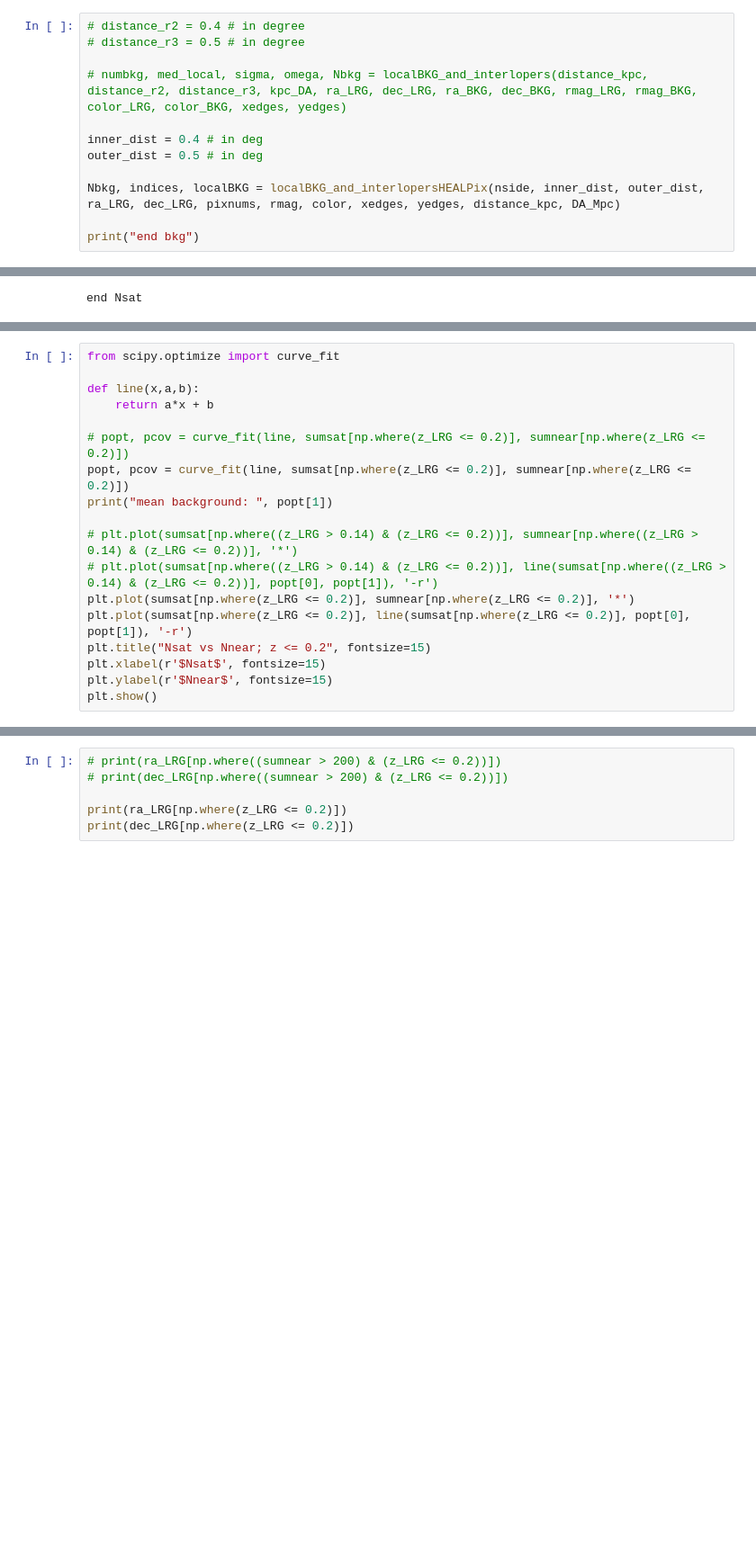
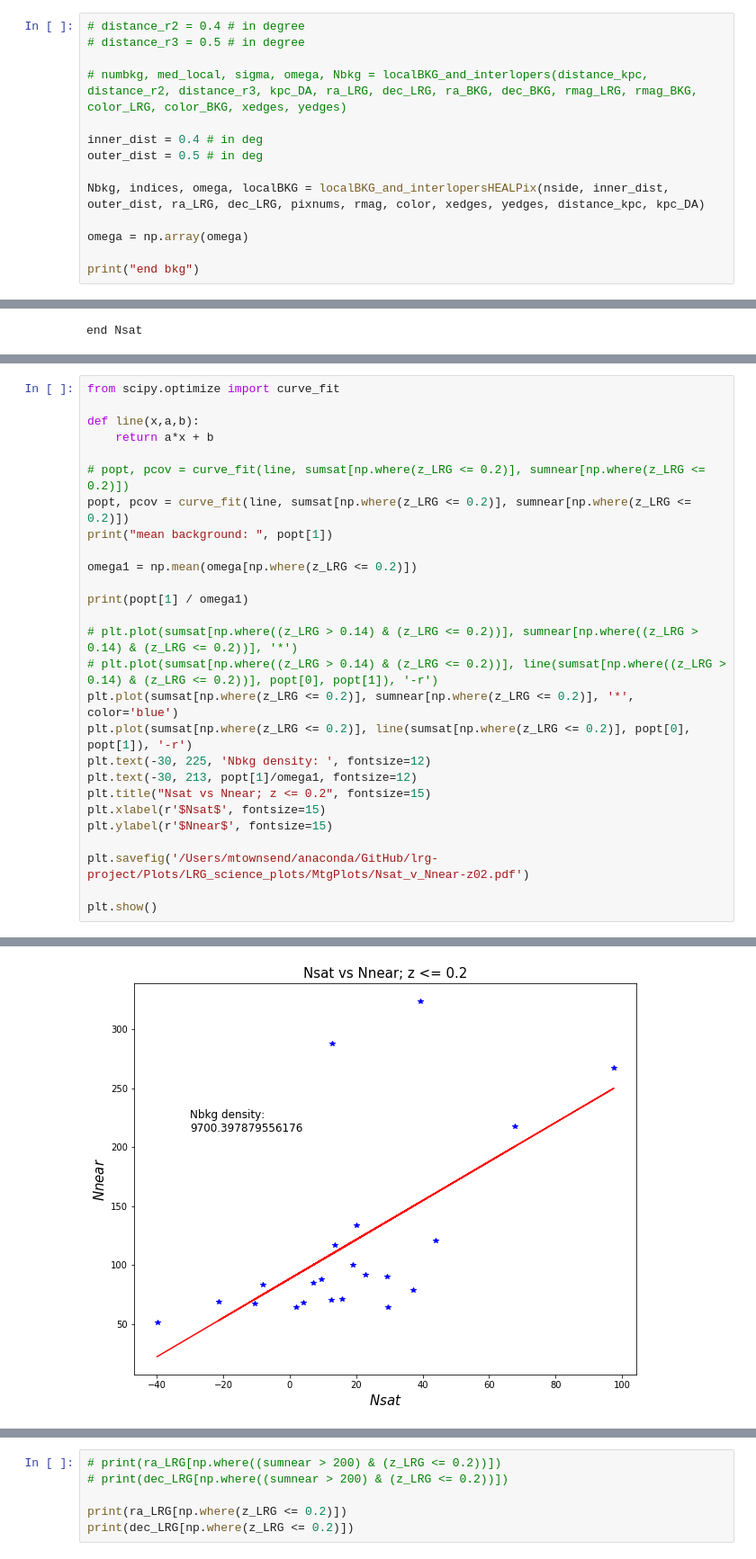
Before and after one commit to metownsend/lrg-project, a Jupyter notebook: statSub_forReal.ipynb, the cells around one changed output, grey strips where cells are left out. Shown: that part at 90% size. Drawn from its saved outputs; the diff is of its cells as text; blank space fills up the shorter version.

```diff
--- a/statSub_forReal.ipynb
+++ b/statSub_forReal.ipynb
@@ -222,7 +222,9 @@ standard error is 0.5040168506105677
 inner_dist = 0.4 # in deg
 outer_dist = 0.5 # in deg
 
-Nbkg, indices, localBKG = localBKG_and_interlopersHEALPix(nside, inner_dist, outer_dist, ra_LRG, dec_LRG, pixnums, rmag, color, xedges, yedges, distance_kpc, DA_Mpc)
+Nbkg, indices, omega, localBKG = localBKG_and_interlopersHEALPix(nside, inner_dist, outer_dist, ra_LRG, dec_LRG, pixnums, rmag, color, xedges, yedges, distance_kpc, kpc_DA)
+
+omega = np.array(omega)
 
 print("end bkg")
 # %% [output]
@@ -383,11 +391,21 @@ def line(x,a,b):
 popt, pcov = curve_fit(line, sumsat[np.where(z_LRG <= 0.2)], sumnear[np.where(z_LRG <= 0.2)])
 print("mean background: ", popt[1])
 
+omega1 = np.mean(omega[np.where(z_LRG <= 0.2)])
+
+print(popt[1] / omega1)
+
 # plt.plot(sumsat[np.where((z_LRG > 0.14) & (z_LRG <= 0.2))], sumnear[np.where((z_LRG > 0.14) & (z_LRG <= 0.2))], '*')
 # plt.plot(sumsat[np.where((z_LRG > 0.14) & (z_LRG <= 0.2))], line(sumsat[np.where((z_LRG > 0.14) & (z_LRG <= 0.2))], popt[0], popt[1]), '-r')
-plt.plot(sumsat[np.where(z_LRG <= 0.2)], sumnear[np.where(z_LRG <= 0.2)], '*')
+plt.plot(sumsat[np.where(z_LRG <= 0.2)], sumnear[np.where(z_LRG <= 0.2)], '*', color='blue')
 plt.plot(sumsat[np.where(z_LRG <= 0.2)], line(sumsat[np.where(z_LRG <= 0.2)], popt[0], popt[1]), '-r')
+plt.text(-30, 225, 'Nbkg density: ', fontsize=12)
+plt.text(-30, 213, popt[1]/omega1, fontsize=12)
 plt.title("Nsat vs Nnear; z <= 0.2", fontsize=15)
 plt.xlabel(r'$Nsat$', fontsize=15)
 plt.ylabel(r'$Nnear$', fontsize=15)
+
+plt.savefig('/Users/mtownsend/anaconda/GitHub/lrg-project/Plots/LRG_science_plots/MtgPlots/Nsat_v_Nnear-z02.pdf')
+
 plt.show()
+# %% [output]
@@ -394,3 +414,4 @@ plt.show()
+[figure, added]
 # %%
 from scipy.optimize import curve_fit
 
```
Also changed, not shown: parts of 11 cells of this notebook, 12 other files.
